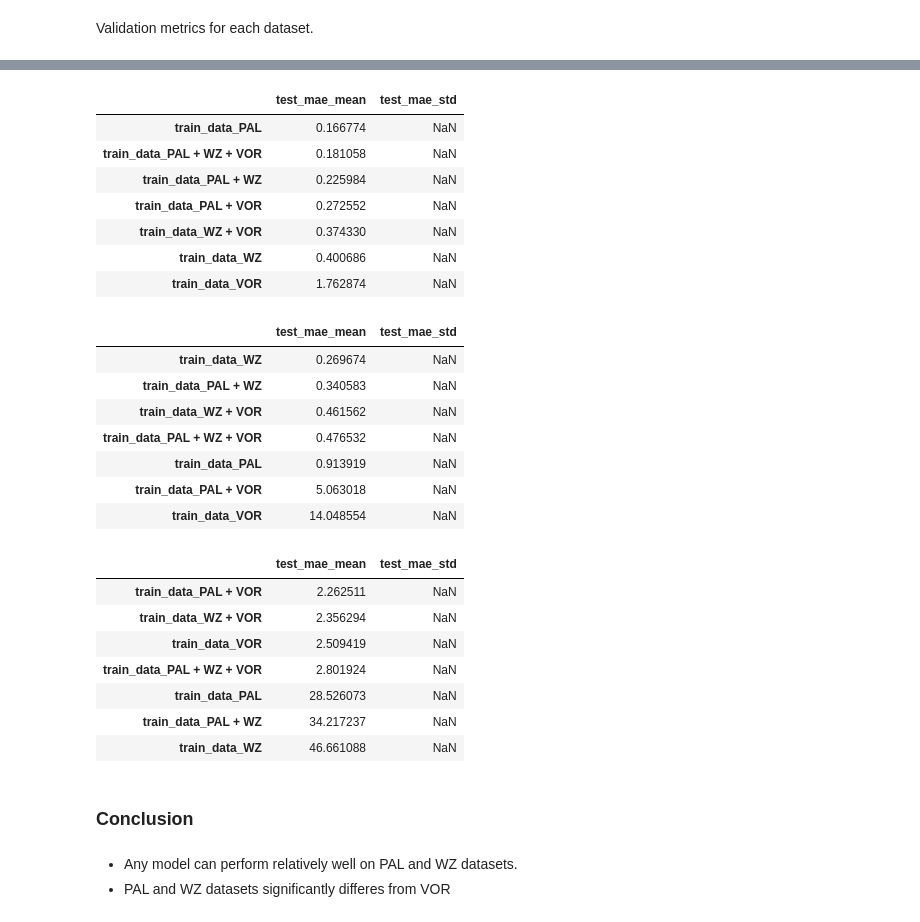
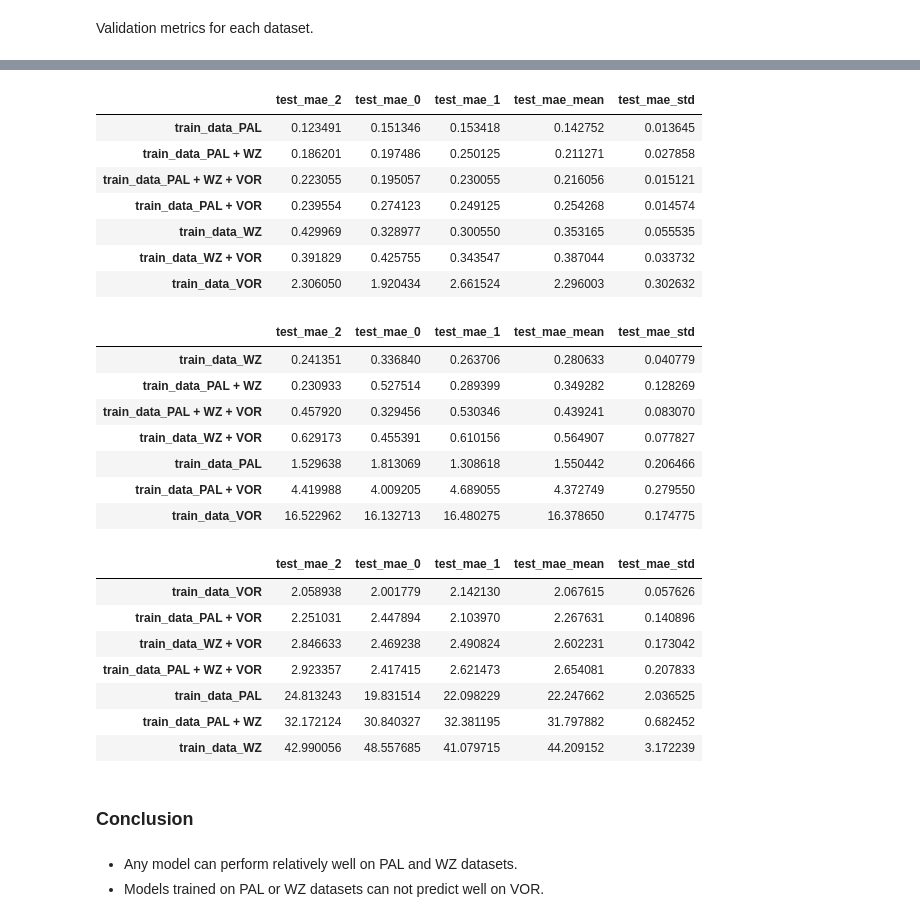
Before and after one commit to sadaqatali2027/SeismicPro-1, a Jupyter notebook: models/First_break_picking/1d_CNN/generalization_capabilities.ipynb, the cells around one changed output, grey strips where cells are left out. Drawn from its saved outputs; the diff is of its cells as text; code cells hidden in the pictures.

```diff
--- a/models/First_break_picking/1d_CNN/generalization_capabilities.ipynb
+++ b/models/First_break_picking/1d_CNN/generalization_capabilities.ipynb
@@ -167,41 +168,41 @@ show_research(results.df, layout=['test_mae/PAL', 'test_mae/WZ', 'test_mae/VOR']
 # %%
-print_results(results.df, 'test_mae/PAL', True, ascending=True,
+print_results(results.df, 'test_mae/PAL', False, ascending=True,
               sort_by='test_mae_mean', n_last=10)
 # %% [output]
-|  | test_mae_mean | test_mae_std |
-| train_data_PAL | 0.166774 | NaN |
-| train_data_PAL + WZ + VOR | 0.181058 | NaN |
-| train_data_PAL + WZ | 0.225984 | NaN |
-| train_data_PAL + VOR | 0.272552 | NaN |
-| train_data_WZ + VOR | 0.374330 | NaN |
-| train_data_WZ | 0.400686 | NaN |
-| train_data_VOR | 1.762874 | NaN |
+|  | test_mae_2 | test_mae_0 | test_mae_1 | test_mae_mean | test_mae_std |
+| train_data_PAL | 0.123491 | 0.151346 | 0.153418 | 0.142752 | 0.013645 |
+| train_data_PAL + WZ | 0.186201 | 0.197486 | 0.250125 | 0.211271 | 0.027858 |
+| train_data_PAL + WZ + VOR | 0.223055 | 0.195057 | 0.230055 | 0.216056 | 0.015121 |
+| train_data_PAL + VOR | 0.239554 | 0.274123 | 0.249125 | 0.254268 | 0.014574 |
+| train_data_WZ | 0.429969 | 0.328977 | 0.300550 | 0.353165 | 0.055535 |
+| train_data_WZ + VOR | 0.391829 | 0.425755 | 0.343547 | 0.387044 | 0.033732 |
+| train_data_VOR | 2.306050 | 1.920434 | 2.661524 | 2.296003 | 0.302632 |
 # %%
-print_results(results.df, 'test_mae/WZ', True, ascending=True,
+print_results(results.df, 'test_mae/WZ', False, ascending=True,
               sort_by='test_mae_mean', n_last=10)
 # %% [output]
-|  | test_mae_mean | test_mae_std |
-| train_data_WZ | 0.269674 | NaN |
-| train_data_PAL + WZ | 0.340583 | NaN |
-| train_data_WZ + VOR | 0.461562 | NaN |
-| train_data_PAL + WZ + VOR | 0.476532 | NaN |
-| train_data_PAL | 0.913919 | NaN |
-| train_data_PAL + VOR | 5.063018 | NaN |
-| train_data_VOR | 14.048554 | NaN |
+|  | test_mae_2 | test_mae_0 | test_mae_1 | test_mae_mean | test_mae_std |
+| train_data_WZ | 0.241351 | 0.336840 | 0.263706 | 0.280633 | 0.040779 |
+| train_data_PAL + WZ | 0.230933 | 0.527514 | 0.289399 | 0.349282 | 0.128269 |
+| train_data_PAL + WZ + VOR | 0.457920 | 0.329456 | 0.530346 | 0.439241 | 0.083070 |
+| train_data_WZ + VOR | 0.629173 | 0.455391 | 0.610156 | 0.564907 | 0.077827 |
+| train_data_PAL | 1.529638 | 1.813069 | 1.308618 | 1.550442 | 0.206466 |
+| train_data_PAL + VOR | 4.419988 | 4.009205 | 4.689055 | 4.372749 | 0.279550 |
+| train_data_VOR | 16.522962 | 16.132713 | 16.480275 | 16.378650 | 0.174775 |
 # %%
-print_results(results.df, 'test_mae/VOR', True, ascending=True,
+print_results(results.df, 'test_mae/VOR', False, ascending=True,
               sort_by='test_mae_mean', n_last=10)
 # %% [output]
-|  | test_mae_mean | test_mae_std |
-| train_data_PAL + VOR | 2.262511 | NaN |
-| train_data_WZ + VOR | 2.356294 | NaN |
-| train_data_VOR | 2.509419 | NaN |
-| train_data_PAL + WZ + VOR | 2.801924 | NaN |
-| train_data_PAL | 28.526073 | NaN |
-| train_data_PAL + WZ | 34.217237 | NaN |
-| train_data_WZ | 46.661088 | NaN |
+|  | test_mae_2 | test_mae_0 | test_mae_1 | test_mae_mean | test_mae_std |
+| train_data_VOR | 2.058938 | 2.001779 | 2.142130 | 2.067615 | 0.057626 |
+| train_data_PAL + VOR | 2.251031 | 2.447894 | 2.103970 | 2.267631 | 0.140896 |
+| train_data_WZ + VOR | 2.846633 | 2.469238 | 2.490824 | 2.602231 | 0.173042 |
+| train_data_PAL + WZ + VOR | 2.923357 | 2.417415 | 2.621473 | 2.654081 | 0.207833 |
+| train_data_PAL | 24.813243 | 19.831514 | 22.098229 | 22.247662 | 2.036525 |
+| train_data_PAL + WZ | 32.172124 | 30.840327 | 32.381195 | 31.797882 | 0.682452 |
+| train_data_WZ | 42.990056 | 48.557685 | 41.079715 | 44.209152 | 3.172239 |
 # %% [markdown]
 ### Conclusion
 # %% [markdown]
 - Any model can perform relatively well on PAL and WZ datasets.
-- PAL and WZ datasets significantly differes from VOR
+- Models trained on PAL or WZ datasets can not predict well on VOR.
```
Also changed, not shown: parts of 6 cells of this notebook.
